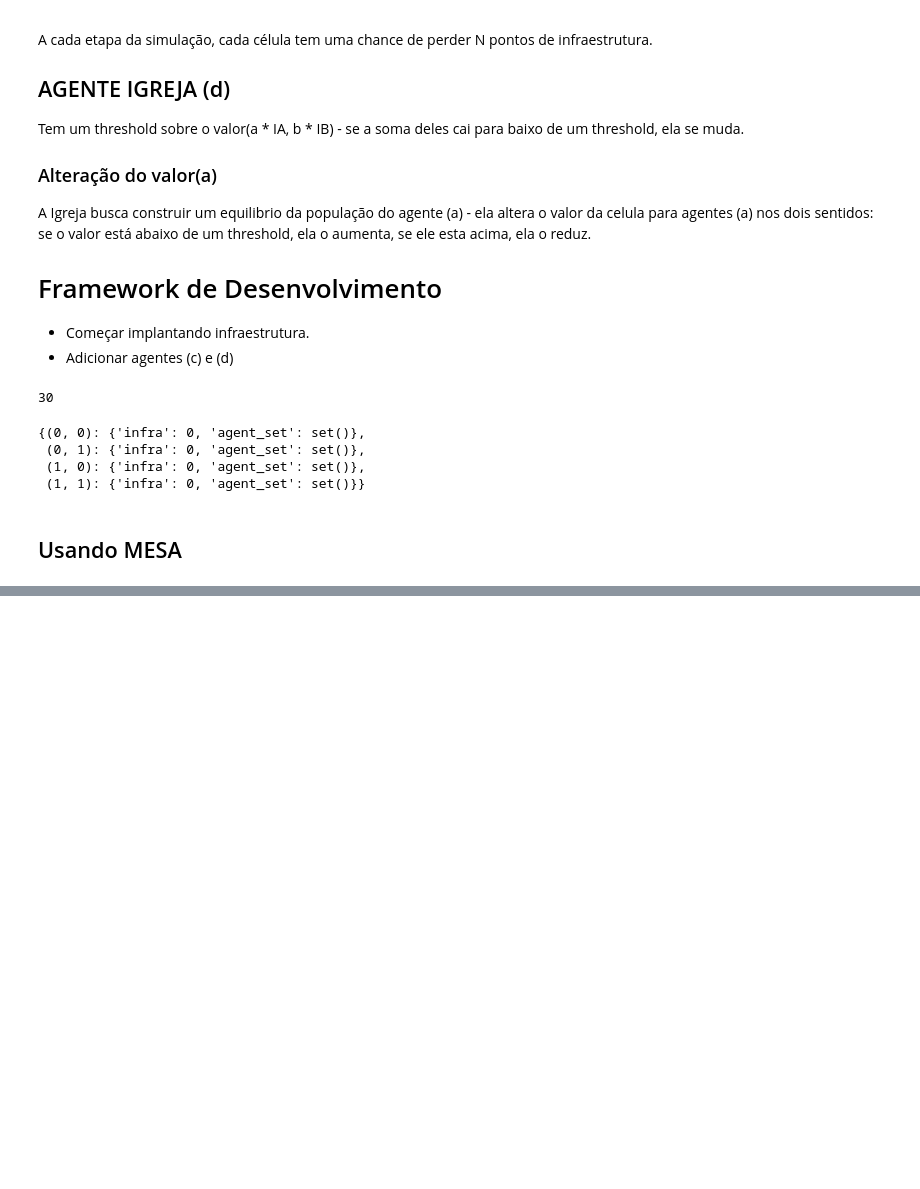
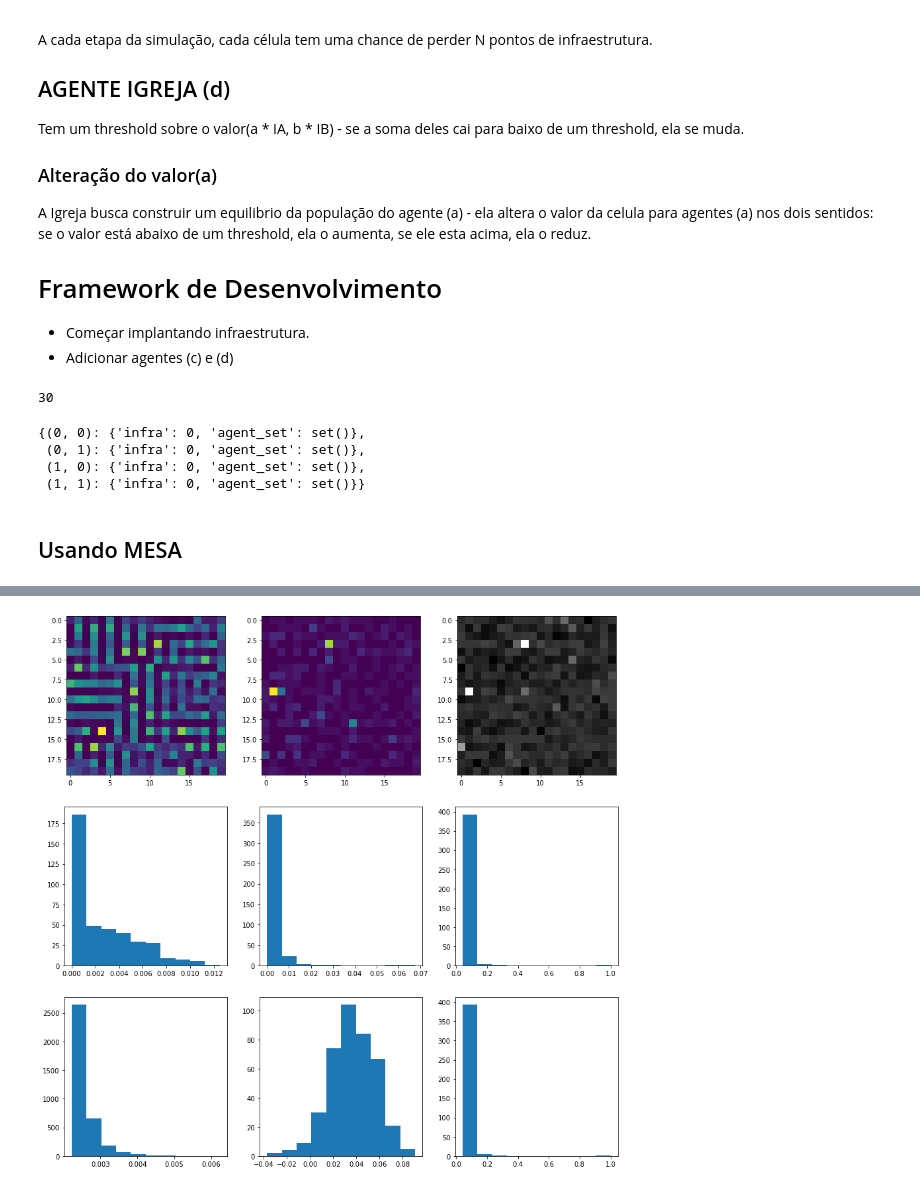
Before and after one commit to pedroteche-ih/ABM_URBANO, a Jupyter notebook: modelo.ipynb, the cells around one changed output, grey strips where cells are left out. Saved outputs shown, nothing was run; the diff lists cells and outputs as text; code cells hidden in the pictures; blank space fills up the shorter version.

```diff
--- a/modelo.ipynb
+++ b/modelo.ipynb
@@ -396,0 +472,16 @@ ax[2,2].hist(infra_matrix.ravel());
+# %%
+resultado = ab.return_agent_matrix()
+thresh = ab.return_agent_thresh()
+infra_matrix = ab.location.get_infra_matrix()
+fig, ax = plt.subplots(3,3, figsize = (15, 15))
+ax[0,0].imshow(resultado[PopCasa])
+ax[0,1].imshow(resultado[PopRua])
+ax[0,2].imshow(np.log(infra_matrix), cmap = 'gray')
+ax[1,0].hist(resultado[PopCasa].ravel()/np.sum(resultado[PopCasa].ravel()))
+ax[1,1].hist(resultado[PopRua].ravel()/np.sum(resultado[PopRua].ravel()))
+ax[1,2].hist(infra_matrix.ravel())
+ax[2,0].hist(thresh[PopCasa]/np.sum(resultado[PopCasa].ravel()))
+ax[2,1].hist(thresh[PopRua]/np.sum(resultado[PopRua].ravel()))
+ax[2,2].hist(infra_matrix.ravel());
+# %% [output]
+[figure, added]
```
Also changed, not shown: parts of 7 cells of this notebook.
